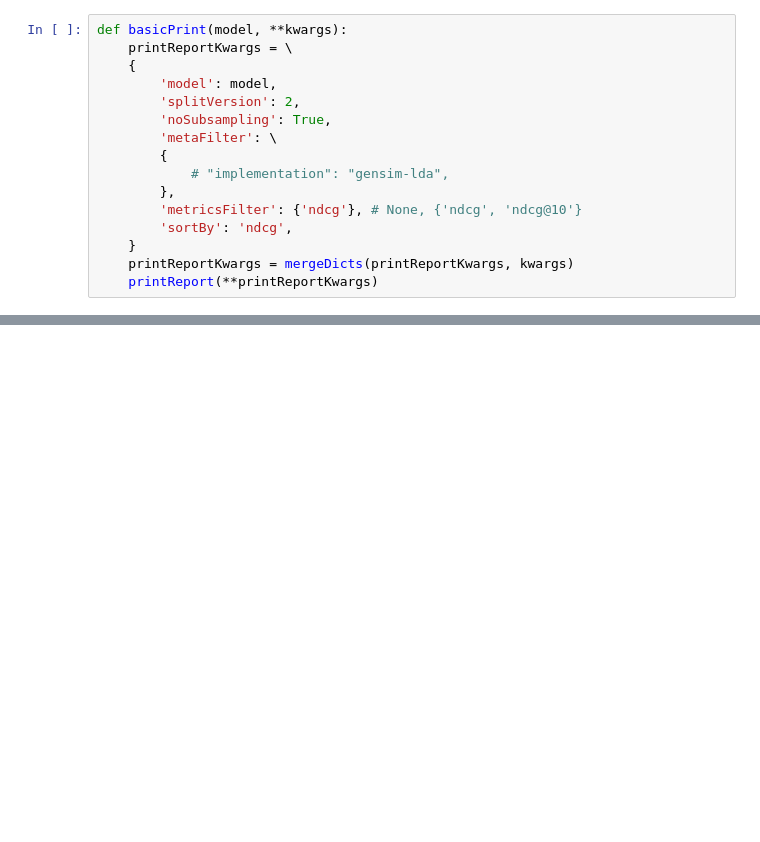
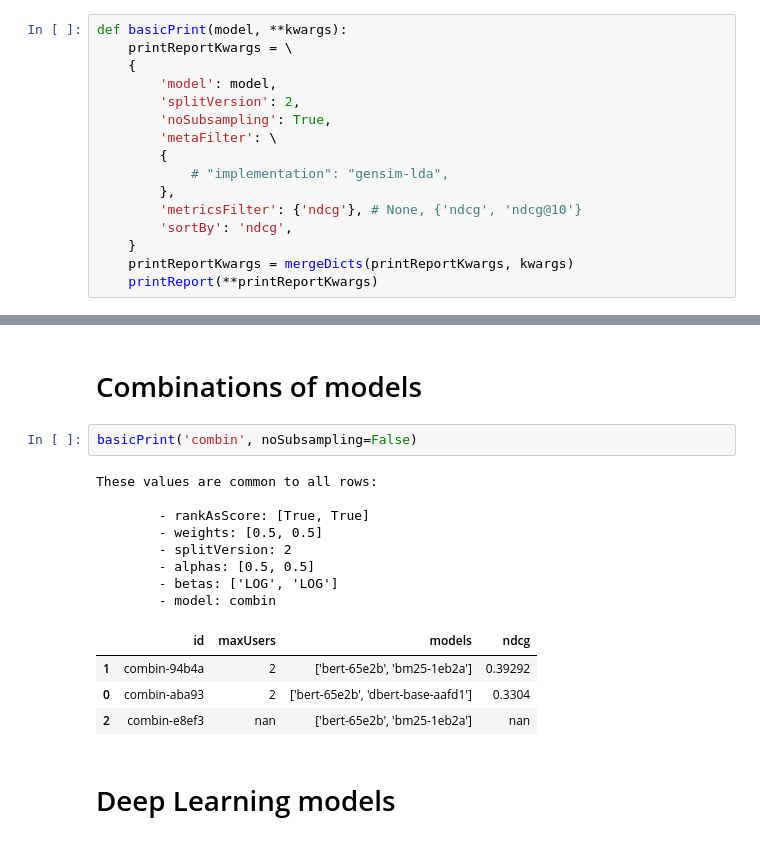
Before and after one commit to arthur-gallois/Twinews-adapted, a Jupyter notebook: twinews/evaluation/hjreport.ipynb, the cells around one changed output, grey strips where cells are left out. Drawn from its saved outputs; the diff is of its cells as text; blank space fills up the shorter version.

Commit message:
Combination of models

```diff
--- a/twinews/evaluation/hjreport.ipynb
+++ b/twinews/evaluation/hjreport.ipynb
@@ -339,0 +92,19 @@ These values are common to all rows:
+# %% [markdown]
+# Combinations of models
+# %%
+basicPrint('combin', noSubsampling=False)
+# %% [output]
+These values are common to all rows:
+
+        - rankAsScore: [True, True]
+        - weights: [0.5, 0.5]
+        - splitVersion: 2
+        - alphas: [0.5, 0.5]
+        - betas: ['LOG', 'LOG']
+        - model: combin
+|  | id | maxUsers | models | ndcg |
+| 1 | combin-94b4a | 2 | ['bert-65e2b', 'bm25-1eb2a'] | 0.39292 |
+| 0 | combin-aba93 | 2 | ['bert-65e2b', 'dbert-base-aafd1'] | 0.3304 |
+| 2 | combin-e8ef3 | nan | ['bert-65e2b', 'bm25-1eb2a'] | nan |
+# %% [markdown]
+# Deep Learning models
```
Also changed, not shown: parts of 20 cells of this notebook, 7 other files.
